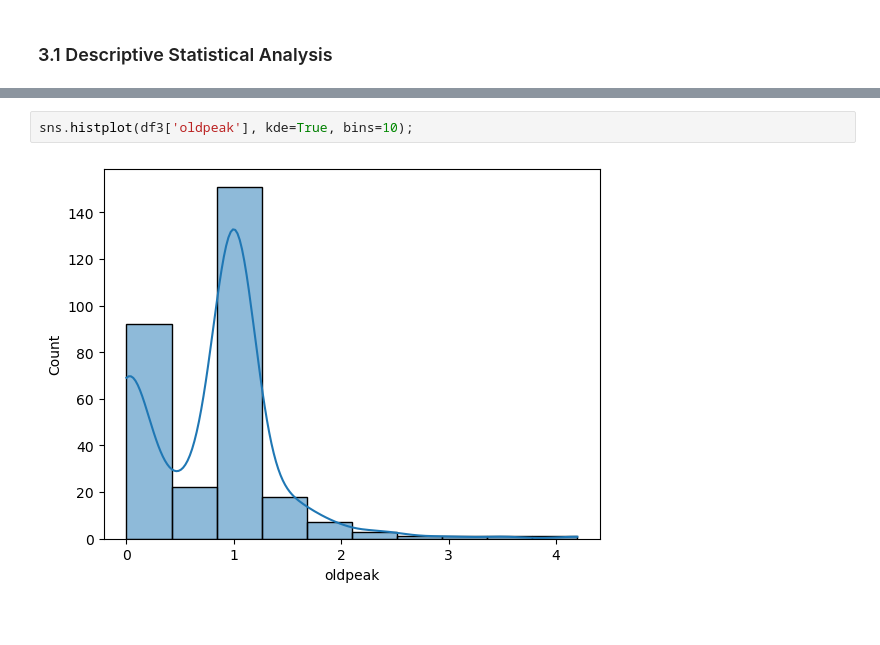
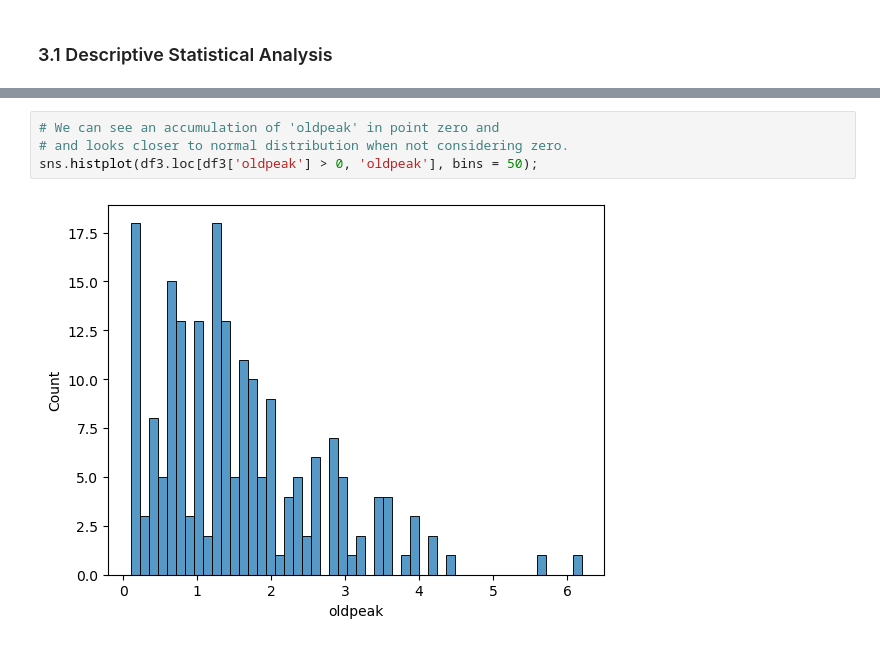
Before and after one commit to victor-bongestab/heart-disease, a Jupyter notebook: heart-disease.ipynb, the cells around one changed output, grey strips where cells are left out. Saved outputs shown, nothing was run; the diff lists cells and outputs as text.

```diff
--- a/heart-disease.ipynb
+++ b/heart-disease.ipynb
@@ -275,4 +298,6 @@ df3[cat_attributes].hist( bins=20 );
-# %%
-sns.histplot(df3['oldpeak'], kde=True, bins=10);
-# %% [output]
-[figure, removed]
+# %%
+# We can see an accumulation of 'oldpeak' in point zero and
+# and looks closer to normal distribution when not considering zero.
+sns.histplot(df3.loc[df3['oldpeak'] > 0, 'oldpeak'], bins = 50);
+# %% [output]
+[figure, added]
```
Also changed, not shown: parts of 17 cells of this notebook.
